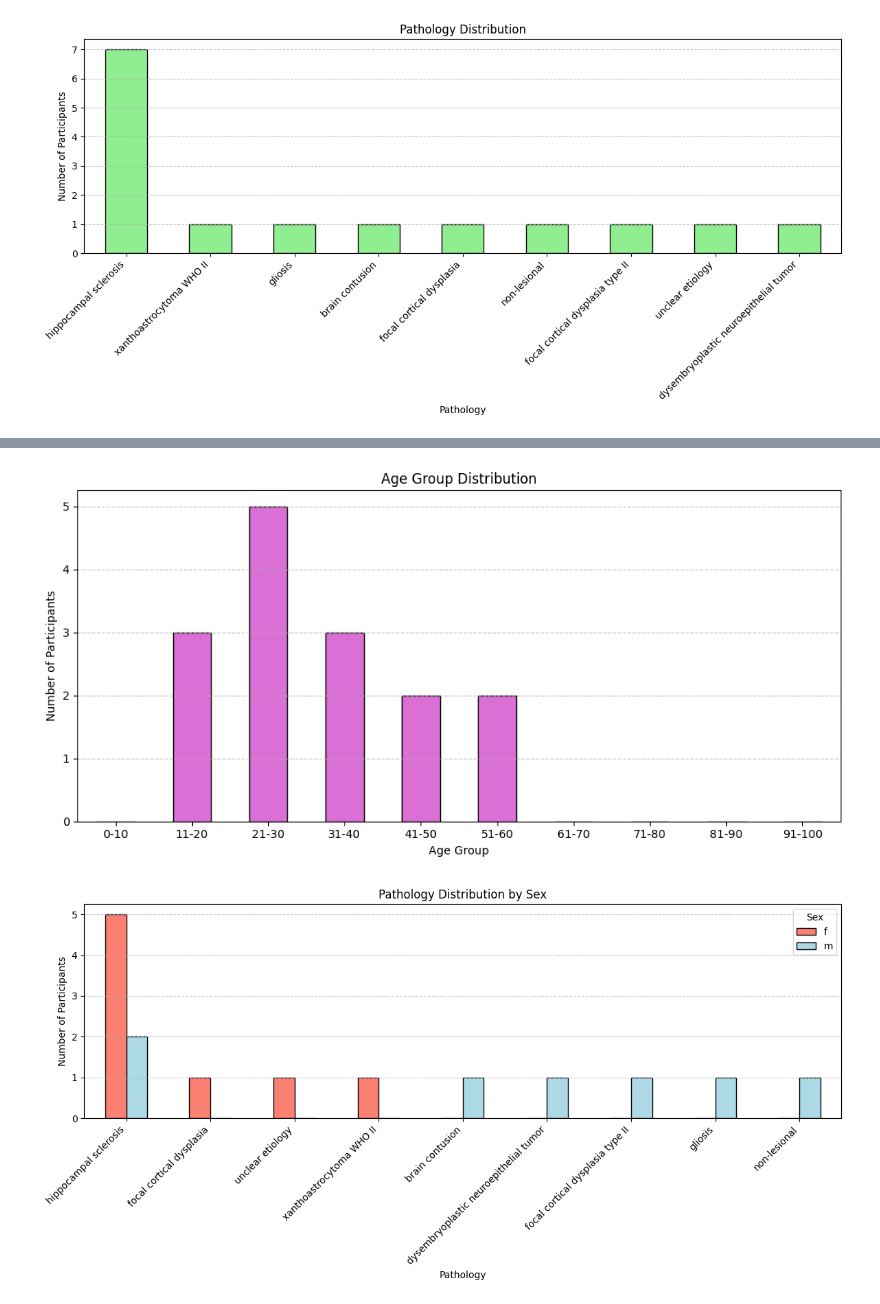
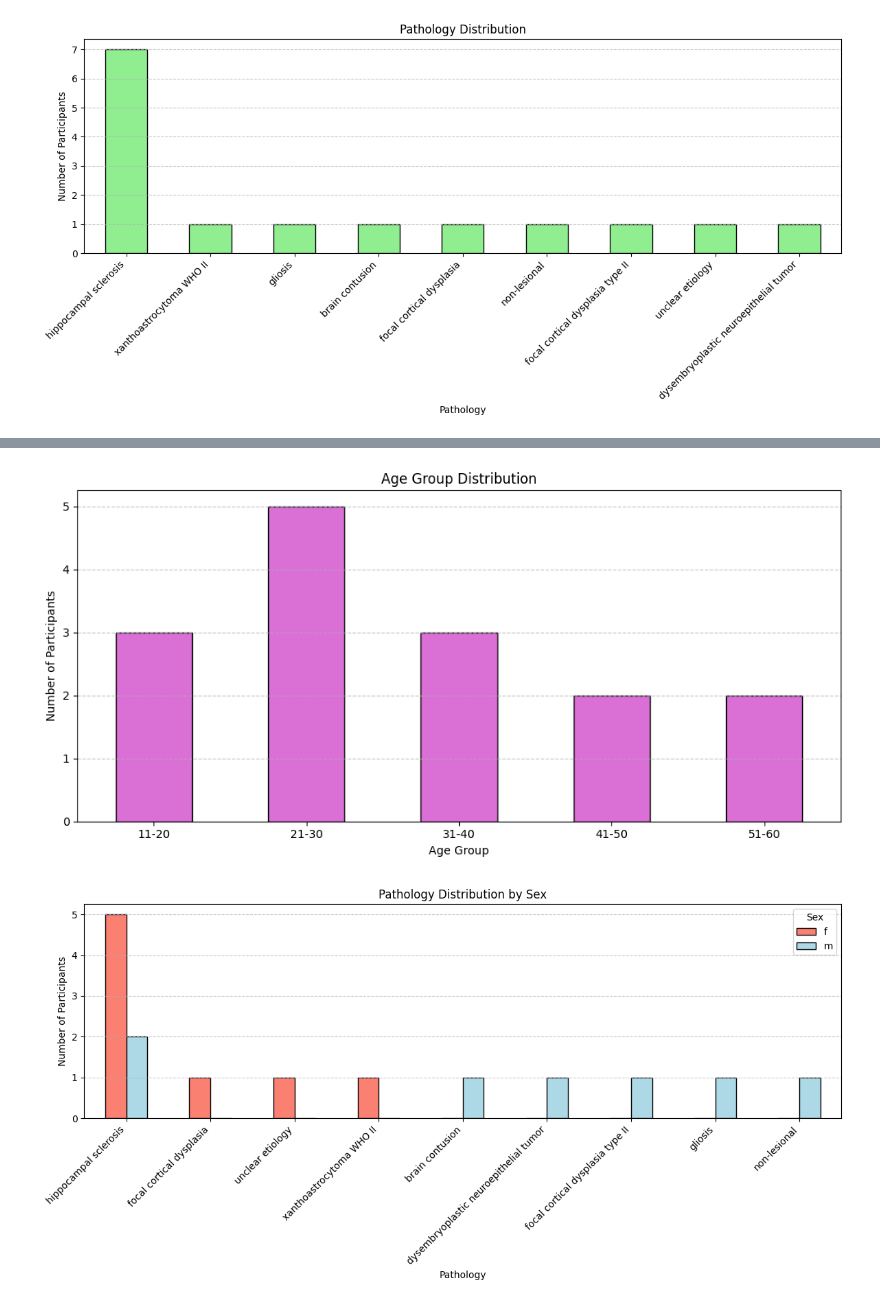
Before and after one commit to Pappol/EEGNet-improved, a Jupyter notebook: EEGNet.ipynb, the cells around one changed output, grey strips where cells are left out. Cells and saved outputs as stored; diff of their text form; code cells hidden in the pictures.

```diff
--- a/EEGNet.ipynb
+++ b/EEGNet.ipynb
@@ -23,3 +23,41 @@ plt.tight_layout()
 plt.show()
 # %% [output]
 [figure]
+# %%
+# Importing necessary libraries
+import pandas as pd
+import matplotlib.pyplot as plt
+
+# Read the participant data from a TSV file
+data = pd.read_csv('data/participants.tsv', sep='\t')
+
+# Count the occurrences of each pathology
+pathology_counts = data['pathology'].value_counts()
+
+# Set a threshold for grouping rare pathologies as 'Others' (e.g., top 10 for clarity)
+top_n = 1
+
+# Get the top N pathologies and count the rest as 'Others'
+top_pathologies = pathology_counts[:top_n]
+other_count = pathology_counts[top_n:].sum()
+
+# Create a DataFrame for the top N pathologies
+top_pathologies_df = top_pathologies.reset_index()
+top_pathologies_df.columns = ['Pathology', 'Count']
+
+# Create a DataFrame for 'Others'
+others_df = pd.DataFrame({'Pathology': ['Others'], 'Count': [other_count]})
+
+# Concatenate the top pathologies and 'Others' DataFrames
+plot_data = pd.concat([top_pathologies_df, others_df], ignore_index=True)
+
+# Plot the data
+plt.figure(figsize=(12, 6))
+plt.bar(plot_data['Pathology'], plot_data['Count'], color='lightgreen', edgecolor='black')
+plt.title('Pathology Distribution')
+plt.xlabel('Pathology')
+plt.ylabel('Number of Participants')
+plt.xticks(rotation=45, ha='right')
+plt.grid(axis='y', linestyle='--', alpha=0.7)
+plt.tight_layout()
+plt.show()
@@ -26,23 +66,23 @@ plt.show()
 # %%
 # Creating age brackets
-bins = [0, 10, 20, 30, 40, 50, 60, 70, 80, 90, 100]
-labels = ['0-10', '11-20', '21-30', '31-40', '41-50', '51-60', '61-70', '71-80', '81-90', '91-100']
+bins = [10, 20, 30, 40, 50, 60]
+labels = ['11-20', '21-30', '31-40', '41-50', '51-60']
 data['age_group'] = pd.cut(data['age'], bins=bins, labels=labels, right=False)
 
 # Plotting the Age Group Distribution
 age_group_counts = data['age_group'].value_counts().sort_index()
 
 plt.figure(figsize=(10, 5))
 age_group_counts.plot(kind='bar', color='orchid', edgecolor='black')
 plt.title('Age Group Distribution')
 plt.xlabel('Age Group')
 plt.ylabel('Number of Participants')
 plt.xticks(rotation=0)
 plt.grid(axis='y', linestyle='--', alpha=0.7)
 plt.tight_layout()
 plt.show()
 # %% [output]
-[figure, old version]
+[figure, new version]
 # %%
 # Creating a cross-tabulation of pathology by sex
 pathology_sex_crosstab = pd.crosstab(data['pathology'], data['sex'])
```
Also changed, not shown: parts of 3 cells of this notebook, 1 other file.
